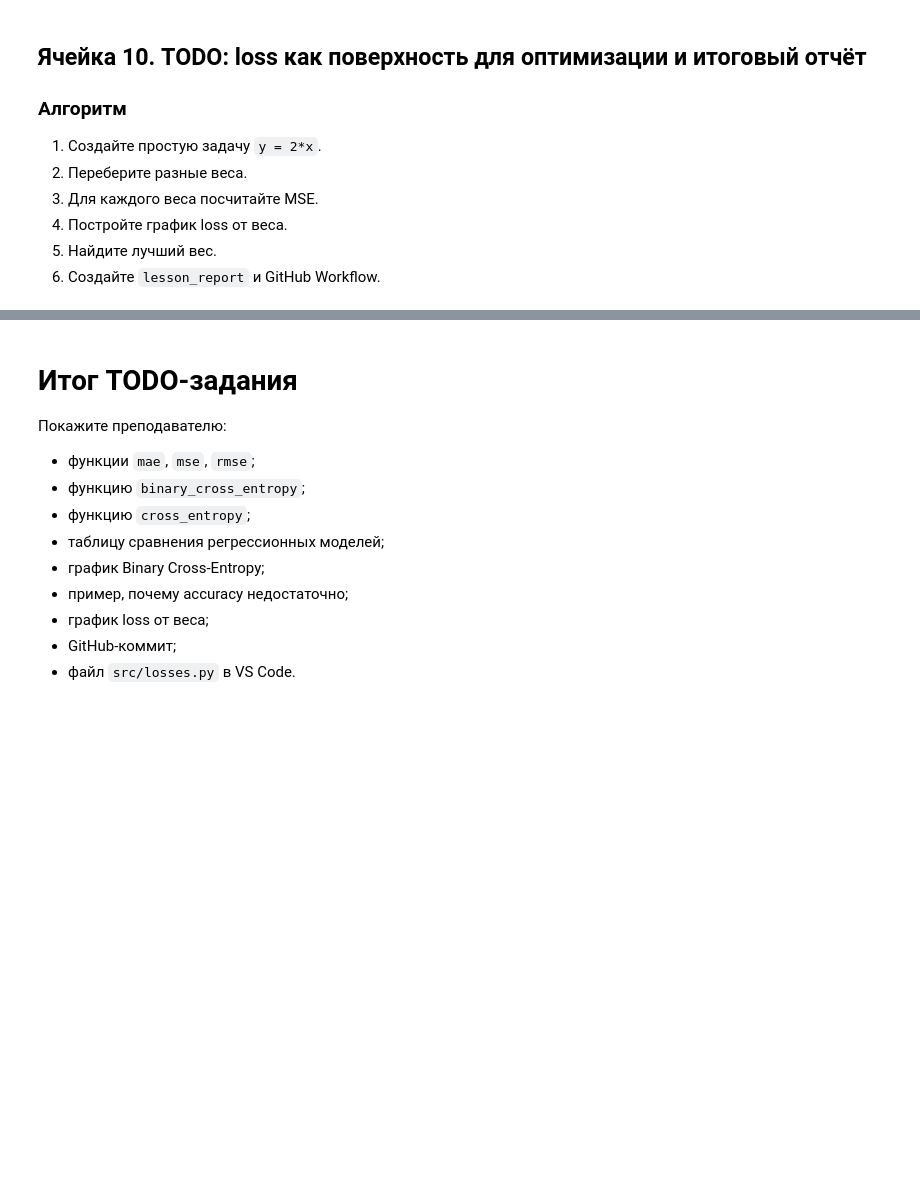
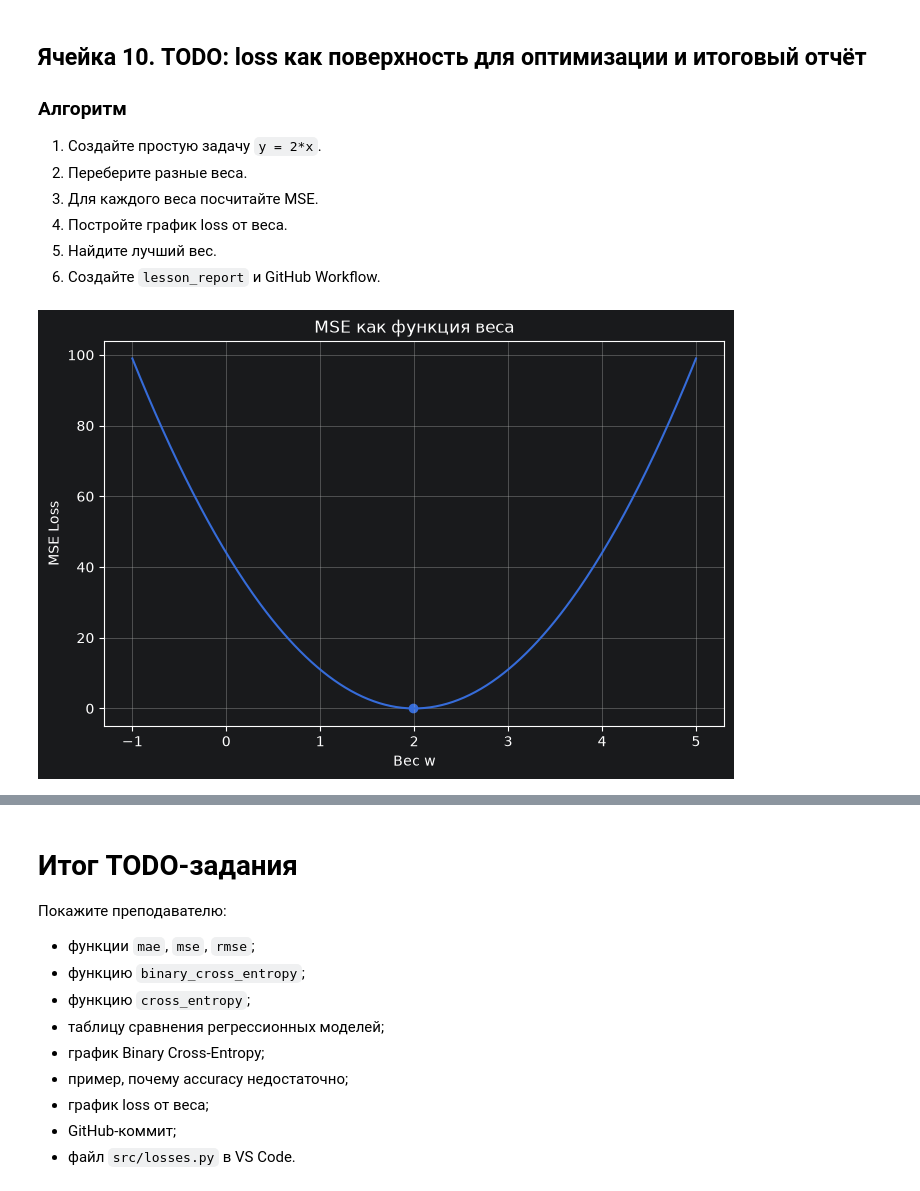
Before and after one commit to FelixTheCatW/study-dml, a Jupyter notebook: notebooks/block8_lesson04_loss_functions_todo.ipynb, the cells around one changed output, grey strips where cells are left out. Cells and saved outputs as stored; diff of their text form; code cells hidden in the pictures; blank space fills up the shorter version.

Commit message:
lesson-04

```diff
--- a/notebooks/block8_lesson04_loss_functions_todo.ipynb
+++ b/notebooks/block8_lesson04_loss_functions_todo.ipynb
@@ -433,21 +628,65 @@ cross_entropy(y_true_labels, y_prob_matrix)
 6. Создайте `lesson_report` и GitHub Workflow.
 # %%
 # TODO: создайте x_simple
+x_simple = np.array([1, 2, 3, 4, 5], dtype=float)
+# TODO: создайте y_simple
+y_simple = np.array([2, 4, 6, 8, 10], dtype=float)
+# TODO: создайте w_values
+w_values = np.linspace(-1, 5, 300)
+# TODO: в цикле посчитайте loss_values
+loss_values = []
+for w_value in w_values:
+    y_pred_simple = w_value * x_simple
+    loss_values.append(mse(y_simple, y_pred_simple))
 
-# TODO: создайте y_simple
-
-# TODO: создайте w_values
-
-# TODO: в цикле посчитайте loss_values
-
+loss_values = np.array(loss_values)
 # TODO: найдите best_w и best_loss
-
+best_index = np.argmin(loss_values)
+best_w = w_values[best_index]
+best_loss = loss_values[best_index]
 # TODO: постройте график MSE от веса
-
+plt.figure(figsize=(8, 5))
+plt.plot(w_values, loss_values)
+plt.scatter([best_w], [best_loss])
+plt.title("MSE как функция веса")
+plt.xlabel("Вес w")
+plt.ylabel("MSE Loss")
+plt.grid(True)
+plt.show()
 # TODO: создайте loss_recommendations
-
+loss_recommendations = {
+    "regression": "MAE, MSE или RMSE",
+    "binary_classification": "Binary Cross-Entropy",
+    "multiclass_classification": "Cross-Entropy"
+}
 # TODO: создайте lesson_report
-
+lesson_report = {
+    "topic": "Функции потерь",
+    "regression_losses": ["MAE", "MSE", "RMSE"],
+    "binary_loss": "Binary Cross-Entropy",
+    "multiclass_loss": "Cross-Entropy",
+    "best_w_in_demo": round(float(best_w), 3),
+    "vscode_file": "src/losses.py"
+}
+print("Рекомендации по выбору loss:")
+for task, recommendation in loss_recommendations.items():
+    print("-", task, ":", recommendation)
+print()
+print("Итоговый отчёт занятия:")
+for key, value in lesson_report.items():
+    print(key, ":", value)
 # TODO: выведите GitHub Workflow
-
+print()
+print("GitHub:")
+print("git checkout main")
+print("git pull origin main")
+print("git checkout -b feature/block8-lesson04-loss-functions")
+print("git add .")
+print('git commit -m "feat: add block8 lesson04 loss functions"')
+print("git push -u origin feature/block8-lesson04-loss-functions")
 # TODO: assert abs(best_w - 2) < 0.05
+assert abs(best_w - 2) < 0.05
+assert "MSE" in lesson_report["regression_losses"]
+assert lesson_report["binary_loss"] == "Binary Cross-Entropy"
+# %% [output]
+[figure, added]
```
Also changed, not shown: parts of 10 cells of this notebook, 1 other file.
